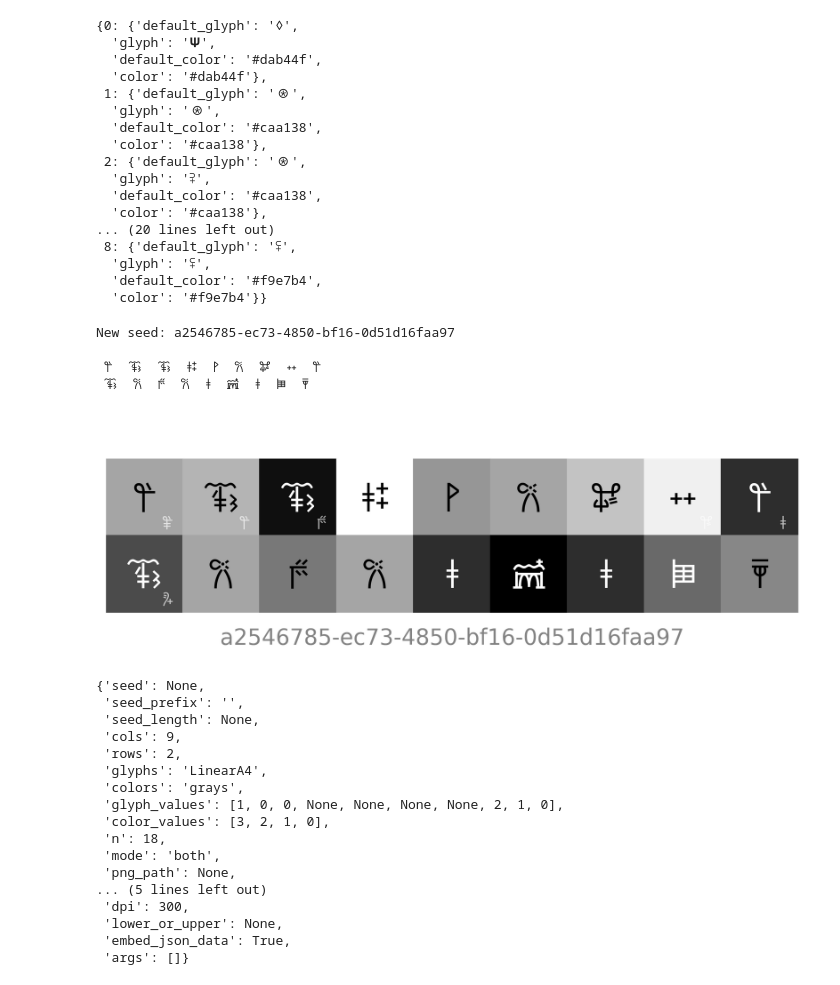
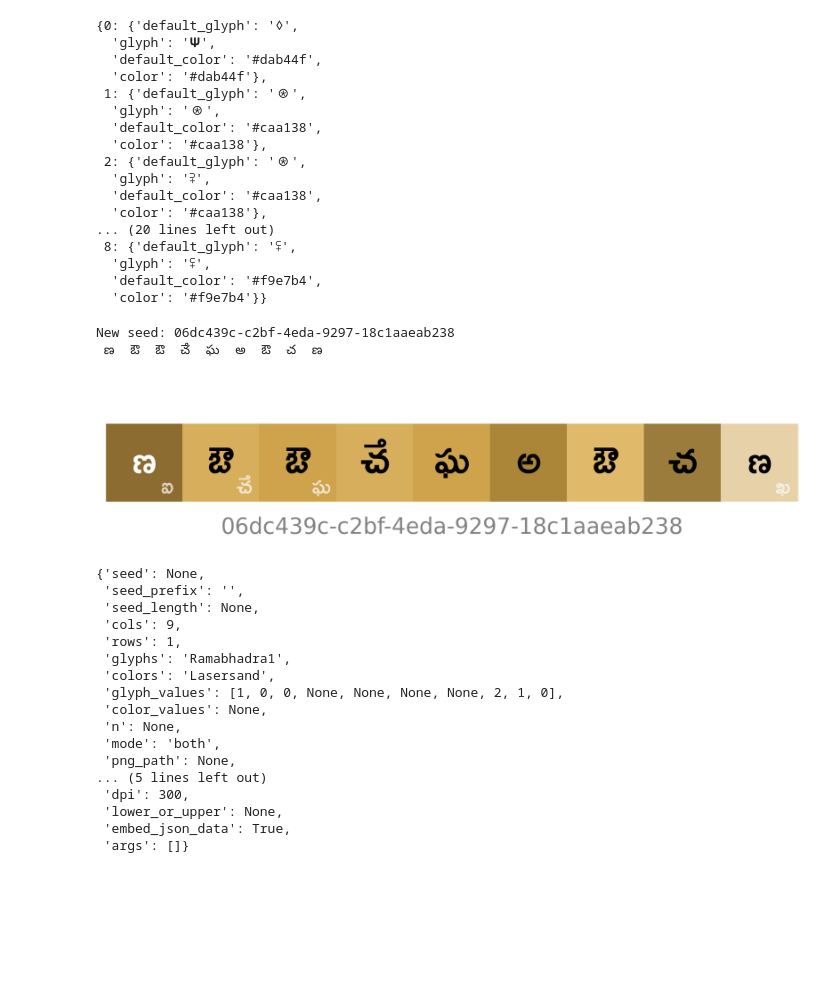
Before and after one commit to shir0tetsuo/mint, a Jupyter notebook: dev.ipynb, the cells around one changed output. Drawn from its saved outputs; the diff is of its cells as text; code cells hidden in the pictures; blank space fills up the shorter version.

Commit message:
Add Ramabhadra

```diff
--- a/dev.ipynb
+++ b/dev.ipynb
@@ -68,30 +68,29 @@ a.build(seed='4b5dd072-e451-42be-816d-ad1924c1502c', glyph_values=[27,None,29,0,
 # %%
 from IPython.display import Image, display
 # %%
-gen = a(glyphs='LinearA4', colors='grays', n=18, seed_prefix='', mode='both', glyph_values=[1,0,0,None,None,None,None,2,1,0], rows=2, color_values=[3, 2, 1, 0], small_default=True, small_color='white', font_colors='auto')
+gen = a(glyphs='Ramabhadra1', colors='Lasersand', seed_prefix='', font_size=30, mode='both', glyph_values=[1,0,0,None,None,None,None,2,1,0], rows=1, small_default=True, small_color='white', small_size=16, font_colors='auto')
 display(Image(filename=gen))
 a._read_png_meta(gen)
 # %% [output]
-New seed: a2546785-ec73-4850-bf16-0d51d16faa97
+New seed: 06dc439c-c2bf-4eda-9297-18c1aaeab238
+ ణ  ఔ  ఔ  ౘ  ఘ  అ  ఔ  చ  ణ
+[figure, new version]
- 𐘕  𐚾  𐚾  𐝑  𐝏  𐙚  𐛊  𐝒  𐘕
- 𐚾  𐙚  𐙨  𐙚  𐝀  𐚄  𐝀  𐙳  𐙊
+{'seed': None,
+ 'seed_prefix': '',
+ 'seed_length': None,
+ 'cols': 9,
+ 'rows': 1,
+ 'glyphs': 'Ramabhadra1',
+ 'colors': 'Lasersand',
+ 'glyph_values': [1, 0, 0, None, None, None, None, 2, 1, 0],
+ 'color_values': None,
+ 'n': None,
+ 'mode': 'both',
+ 'png_path': None,
+... (5 lines left out)
+ 'dpi': 300,
+ 'lower_or_upper': None,
+ 'embed_json_data': True,
+ 'args': []}
-[figure, old version]
-{'seed': None,
- 'seed_prefix': '',
- 'seed_length': None,
- 'cols': 9,
- 'rows': 2,
- 'glyphs': 'LinearA4',
- 'colors': 'grays',
- 'glyph_values': [1, 0, 0, None, None, None, None, 2, 1, 0],
- 'color_values': [3, 2, 1, 0],
- 'n': 18,
- 'mode': 'both',
- 'png_path': None,
-... (5 lines left out)
- 'dpi': 300,
- 'lower_or_upper': None,
- 'embed_json_data': True,
- 'args': []}
 # %%
 #a._read_png_meta('70b566ed-5ea1-483b-9b95-5250ba977e3c.png')
```
Also changed, not shown: parts of 1 cell of this notebook, 1 other file.
